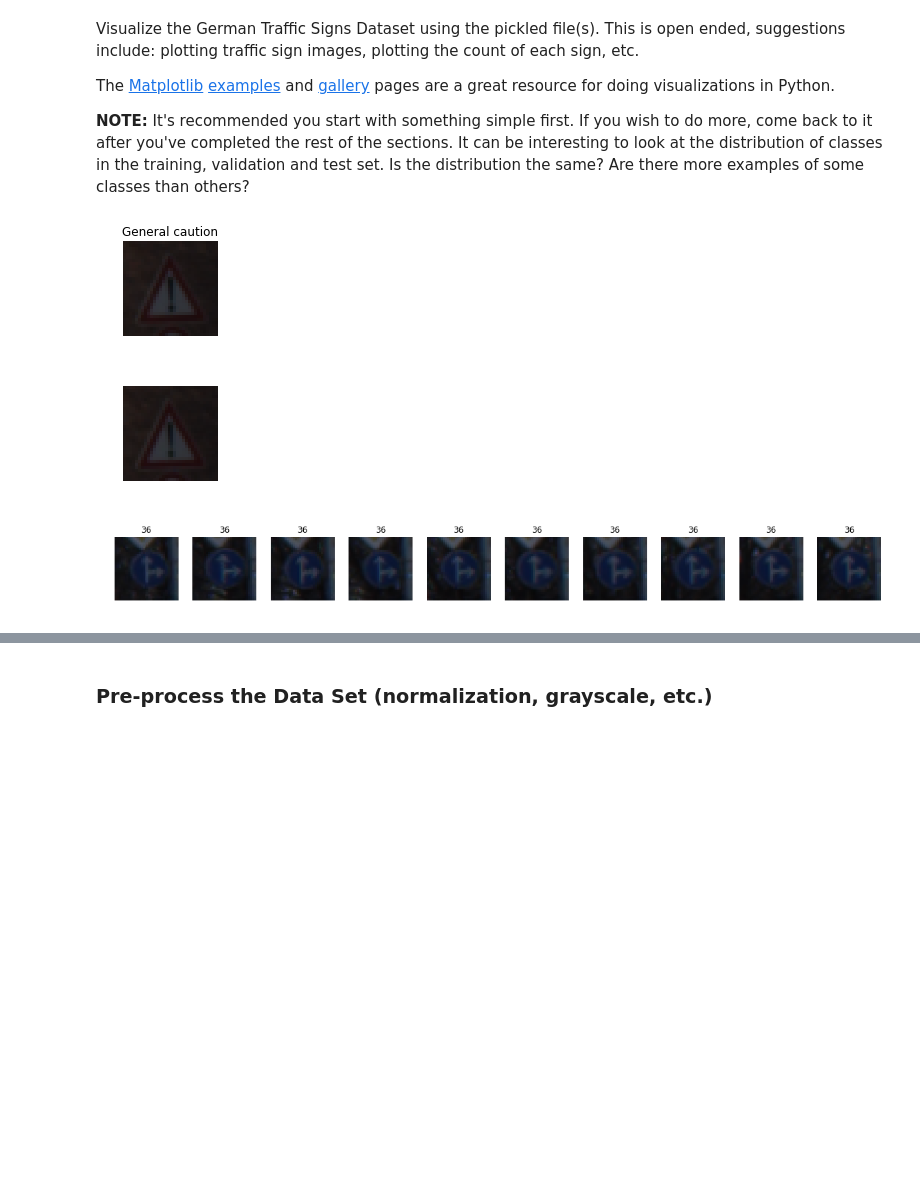
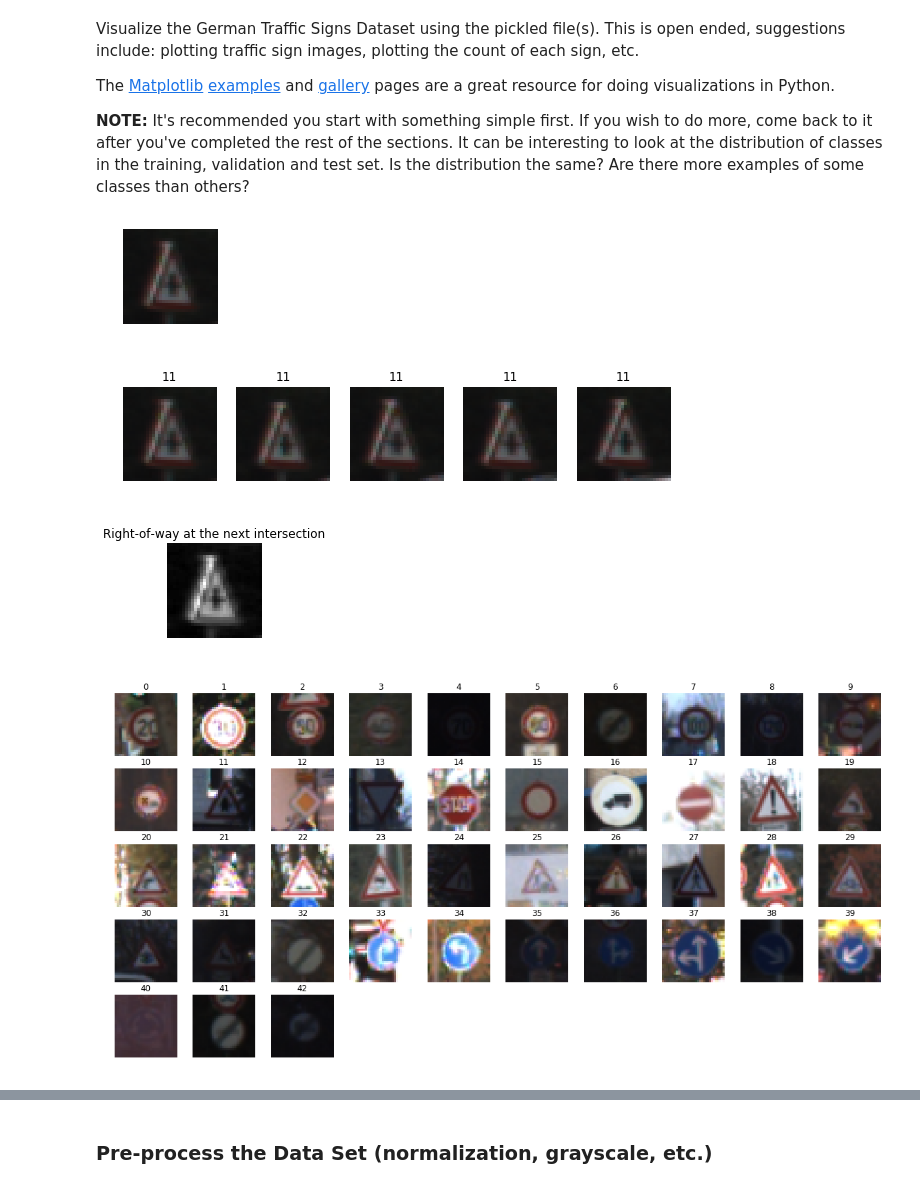
Before and after one commit to binderjens/udacity-sdc, a Jupyter notebook: TrafficSigns-P2/Traffic_Sign_Classifier.ipynb, the cells around one changed output, grey strips where cells are left out. Drawn from its saved outputs; the diff is of its cells as text; code cells hidden in the pictures; blank space fills up the shorter version.

```diff
--- a/TrafficSigns-P2/Traffic_Sign_Classifier.ipynb
+++ b/TrafficSigns-P2/Traffic_Sign_Classifier.ipynb
@@ -110,7 +110,7 @@ import matplotlib.pyplot as plt
 %matplotlib inline
 # %%
 # plot array of images
-def plot_images(images,labels=[],class_name=False,grayscale=False):
+def plot_images(images,labels=[],class_name=False,cmap=None):
     n_img = np.shape(images)[0]
     plt.figure(figsize=(20,2*n_img))
     count=0
@@ -118,27 +118,34 @@ def plot_images(images,labels=[],class_name=False,grayscale=False):
     for i in range(n_img):
         count+=1
         plt.subplot(n_img,cols,count)
-        if grayscale:
-            plt.imshow(images[i],cmap='gray')
-        else:
-            plt.imshow(images[i])
+        plt.imshow(images[i],cmap)
         if len(labels)>0:
             label=labels[i]
             if class_name:
                 label=get_class_name_from_label(label)
             plt.title(label)
         plt.axis('off')
-# %%
-index = random.randint(0, len(X_train))
-image = X_train[index]
-
-plot_images([image],[y_train[index]],True)
-
-image = X_train[index+1]
-plot_images([image])
-
-plot_images(X_train[1000:1010],y_train[1000:1010])
-# %% [output]
-[figure, removed]
-[figure, removed]
-[figure, removed]
+# %%
+# Testing the plot_images() function
+# a random image
+index = random.randint(0, len(X_train))
+image = X_train[index]
+
+# 1. plot image
+plot_images([image])
+# 2. with label number
+plot_images(X_train[index:index+5],y_train[index:index+5])
+# 3. with label as name and gray - only one channel can be used
+plot_images([image[:,:,0]],[y_train[index]],class_name=True,cmap='gray')
+# 4. one sample of each class
+imgs_all=[]
+labels = range(n_classes)
+for i in labels:
+    index = np.where(y_valid==i)[0][0]
+    imgs_all.append(X_valid[index+1])
+plot_images(imgs_all,labels)
+# %% [output]
+[figure, added]
+[figure, added]
+[figure, added]
+[figure, added]
```
Also changed, not shown: parts of 29 cells of this notebook, 11 other files.
